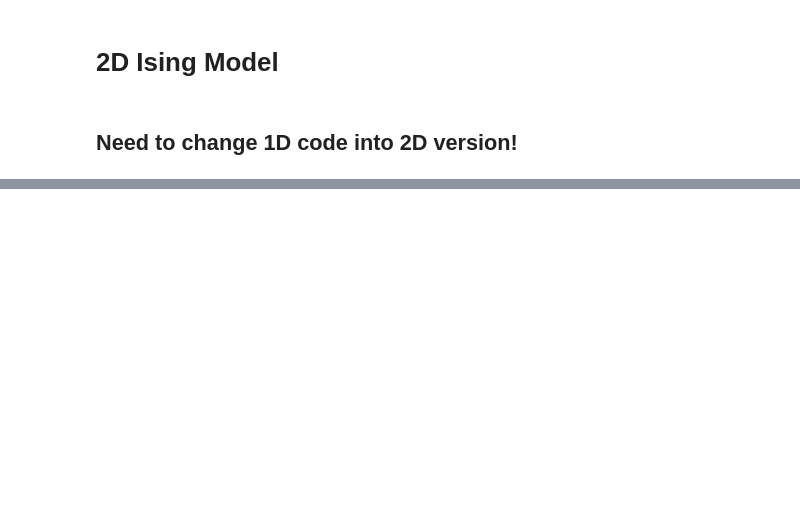
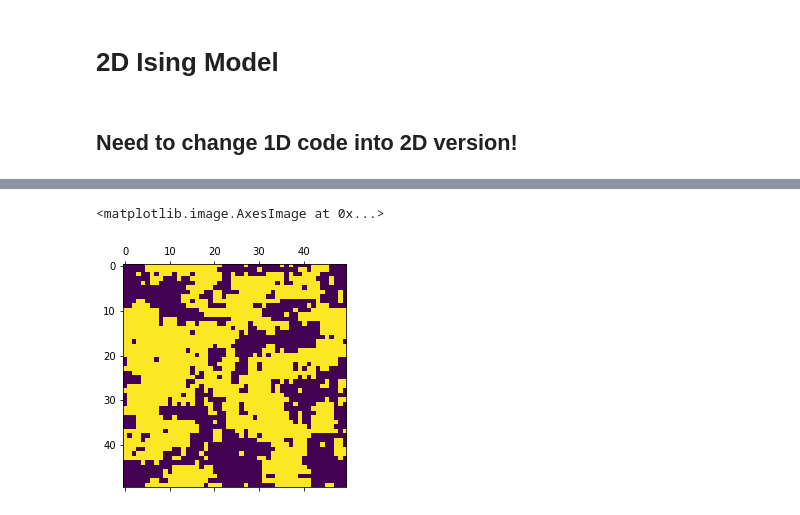
Before and after one commit to tdwiser/phys_binder, a Jupyter notebook: phys486/4_ising_2d.ipynb, the cells around one changed output, grey strips where cells are left out. Cells and saved outputs as stored; diff of their text form; code cells hidden in the pictures; blank space fills up the shorter version.

```diff
--- a/phys486/4_ising_2d.ipynb
+++ b/phys486/4_ising_2d.ipynb
@@ -14,11 +14,11 @@ def random_state(shape):
 # define the ising model metropolis step function here
 def metropolis_step(state, kT, j, b, nSteps=1):
     for _ in range(nSteps):
-        N = len(state)
-        idx = np.random.randint(N)
-        deltaE = 2*state[idx]*b + 2*j*state[idx]*(state[(idx-1) % N] + state[(idx+1) % N])
-        r = np.exp(-deltaE/kT)
-        if r >= 1 or np.random.uniform() < r:
-            state[idx] *= -1
+        N, M = state.shape #len(state), len(state[0])
+        idx, idy = np.random.randint(N), np.random.randint(M)
+        deltaE = 2*state[idx,idy]*b + 2*j*state[idx,idy]*(state[(idx-1) % N,idy] + state[(idx+1) % N,idy]
+                                                     +state[idx,(idy-1) % M] + state[idx,(idy+1)%M])
+        if deltaE < 0 or np.random.uniform() < np.exp(-deltaE/kT):
+            state[idx,idy] *= -1
 # %%
 def energy(state, j, b):
@@ -63,0 +64,7 @@ plt.plot(temps, 100*np.tanh(0.01/temps))
+# %%
+s = random_state((50,50))
+metropolis_step(s,2.3,1,0.01,200000)
+plt.matshow(s)
+# %% [output]
+<matplotlib.image.AxesImage at 0x...>
+[figure, added]
```
Also changed, not shown: parts of 6 cells of this notebook, 2 other files.
